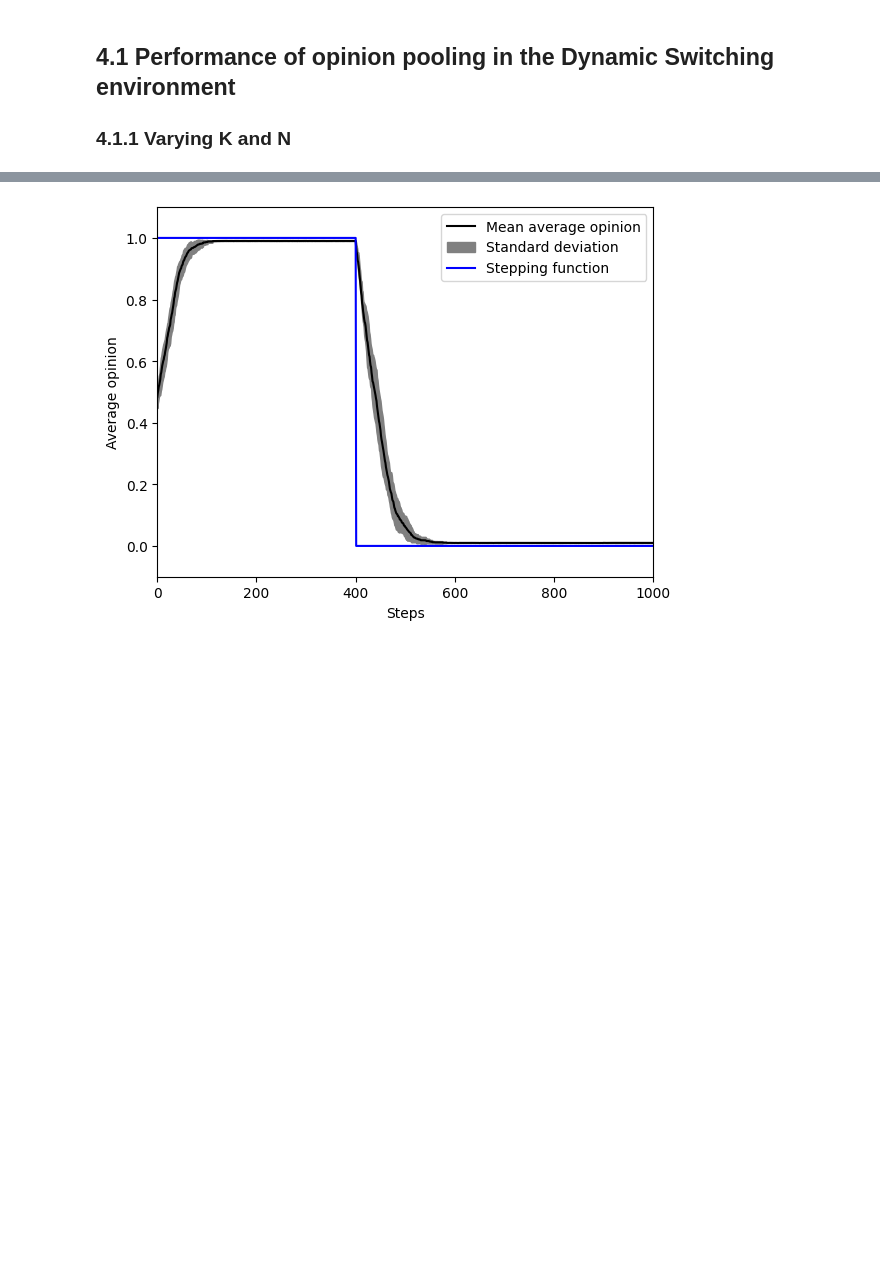
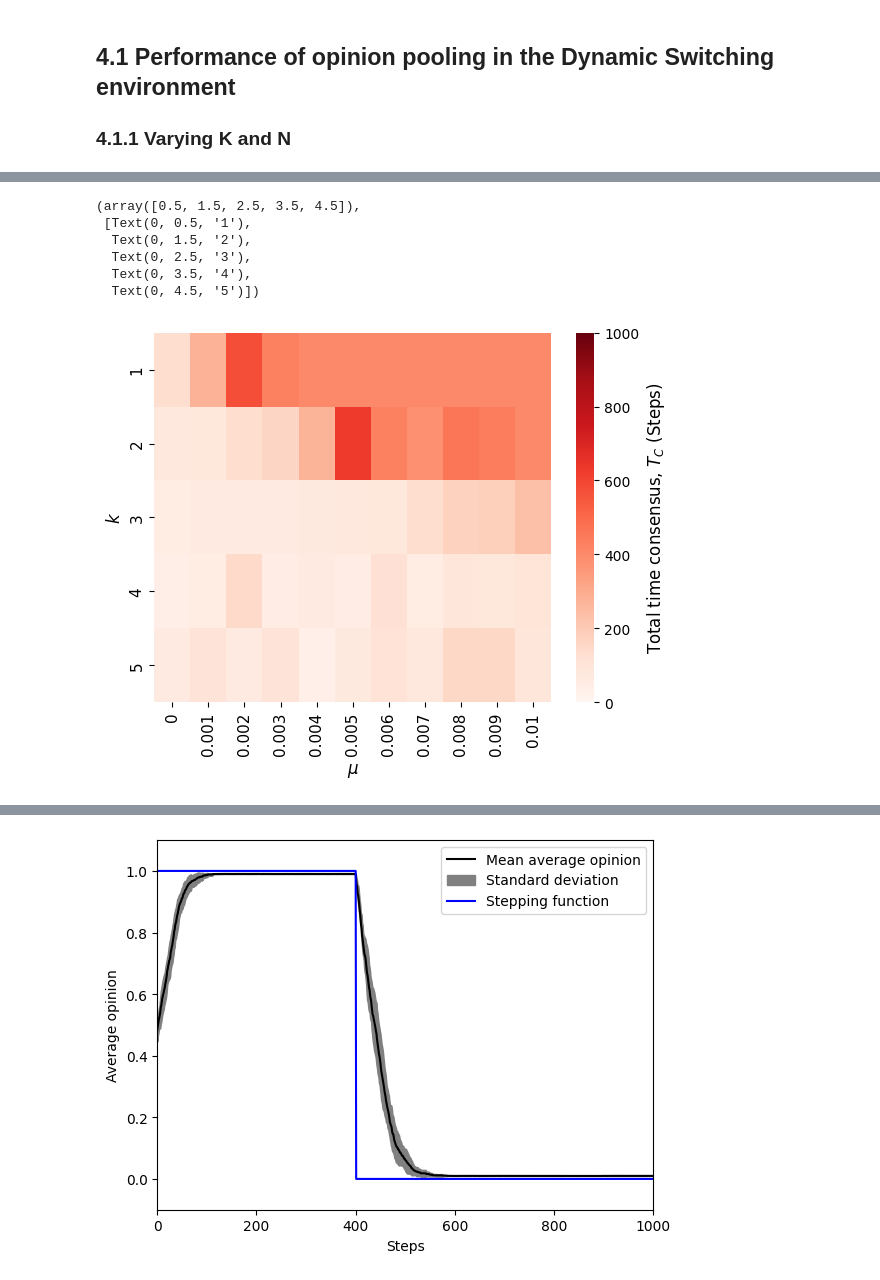
Before and after one commit to TheoLeVay1/Dynamic-Environments-in-Best-of-N, a Jupyter notebook: Model_experimentation.ipynb, the cells around one changed output, grey strips where cells are left out. Drawn from its saved outputs; the diff is of its cells as text; code cells hidden in the pictures; blank space fills up the shorter version.

```diff
--- a/Model_experimentation.ipynb
+++ b/Model_experimentation.ipynb
@@ -310,3 +245,49 @@ results_df = pd.DataFrame(results)
+# %%
+fig, ax = plt.subplots()
+
+# sns.heatmap(data_mat, vmin = 0, vmax = 600, cmap = 'Reds', yticklabels = k_range,
+#             xticklabels = inv_range, cbar_kws={'label': 'Time to first consensus, $T_{C_1}$ (Steps)'})
+
+# sns.heatmap(std_mat, cmap = 'Reds', yticklabels = k_range,
+#             xticklabels = inv_range, cbar_kws={'label': 'Standard deviation (Steps)'})
+
+# sns.heatmap(fail_mat, vmin = 0, vmax = 10, cmap = 'Reds', yticklabels = k_range,
+#             xticklabels = inv_range, cbar_kws={'label': 'Failures'})
+
+# sns.heatmap(data1_mat, vmin = 0, vmax = 600, cmap = 'Reds', yticklabels = k_range,
+#             xticklabels = inv_range, cbar_kws={'label': 'Time to second consensus, $T_{C_1}$ (Steps)'})
+
+# sns.heatmap(std1_mat, cmap = 'Reds', yticklabels = k_range,
+#             xticklabels = inv_range, cbar_kws={'label': 'Standard deviation (Steps)'})
+
+# sns.heatmap(fail1_mat, vmin = 0, vmax = 10, cmap = 'Reds', yticklabels = k_range,
+#             xticklabels = inv_range, cbar_kws={'label': 'Failures'})
+
+
+sns.heatmap(data_mat, vmin = 0, vmax = 1000, cmap = 'Reds', yticklabels = k_range,
+            xticklabels = inv_range, cbar_kws={'label': 'Total time consensus, $T_{C}$ (Steps)'})
+
+ax.figure.axes[-1].yaxis.label.set_size(12)
+
+# # data_mat
+# plt.ylabel('$w_{stubborn}$', fontsize = 12)
+plt.ylabel('$k$', fontsize = 12)
+plt.xlabel('$\mu$', fontsize = 12)
+# plt.xlabel(r'$\theta$', fontsize = 12)
+plt.xticks(fontsize = 11)
+
+plt.yticks(fontsize = 11)
+
+# plt.savefig('PoolRateFigures/ProdOp/Switching/Reconvergent/VaryingMUandK/total1.pdf', bbox_inches = 'tight')
+# plt.show()
+# %% [output]
+(array([0.5, 1.5, 2.5, 3.5, 4.5]),
+ [Text(0, 0.5, '1'),
+  Text(0, 1.5, '2'),
+  Text(0, 2.5, '3'),
+  Text(0, 3.5, '4'),
+  Text(0, 4.5, '5')])
+[figure, added]
 # %%
 plot_average_opinion(results_df, iterations, max_steps, figsize  = [5,4.5])
 # plt.xlim(0,400)
```
Also changed, not shown: parts of 13 cells of this notebook.
